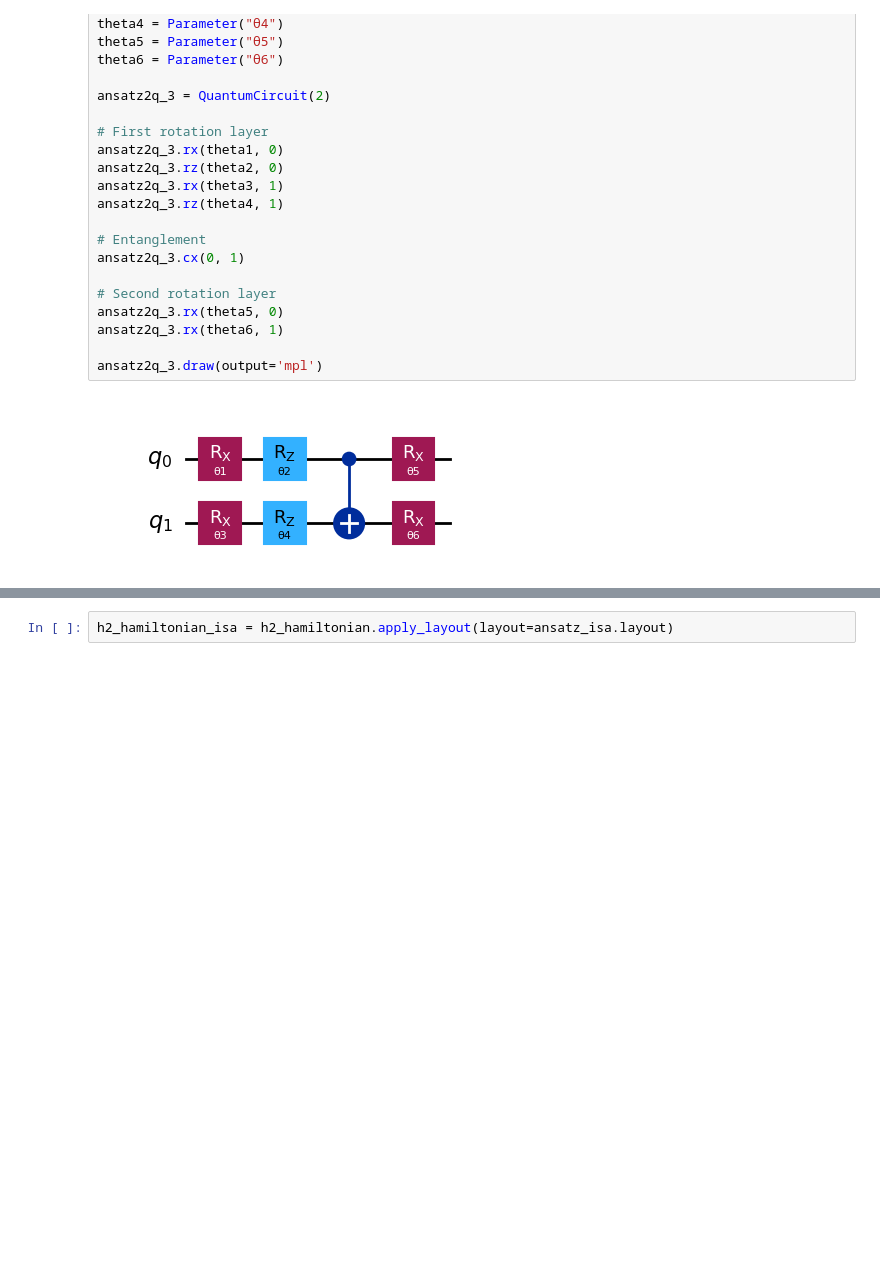
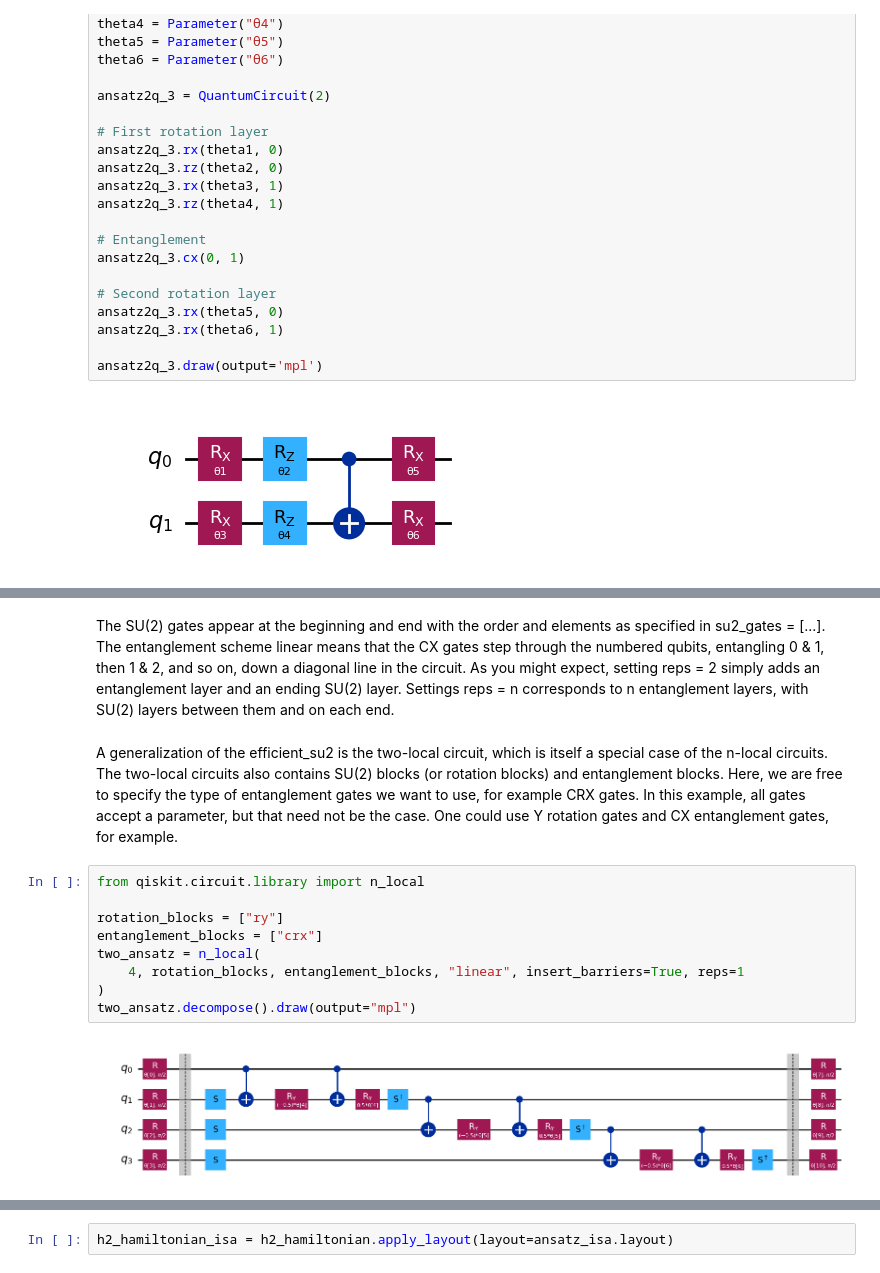
Before and after one commit to JoeyRogers-svg/Qiskit-fundamentals-course, a Jupyter notebook: 5-VQE-Hydrogen.ipynb, the cells around one changed output, grey strips where cells are left out. Saved outputs shown, nothing was run; the diff lists cells and outputs as text; blank space fills up the shorter version.

```diff
--- a/5-VQE-Hydrogen.ipynb
+++ b/5-VQE-Hydrogen.ipynb
@@ -369,0 +397,15 @@ ansatz_su4.draw(output='mpl')
+# %% [markdown]
+The SU(2) gates appear at the beginning and end with the order and elements as specified in su2_gates = [...]. The entanglement scheme linear means that the CX gates step through the numbered qubits, entangling 0 & 1, then 1 & 2, and so on, down a diagonal line in the circuit. As you might expect, setting reps = 2 simply adds an entanglement layer and an ending SU(2) layer. Settings reps = n corresponds to n entanglement layers, with SU(2) layers between them and on each end.
+# %% [markdown]
+A generalization of the efficient_su2 is the two-local circuit, which is itself a special case of the n-local circuits. The two-local circuits also contains SU(2) blocks (or rotation blocks) and entanglement blocks. Here, we are free to specify the type of entanglement gates we want to use, for example CRX gates. In this example, all gates accept a parameter, but that need not be the case. One could use Y rotation gates and CX entanglement gates, for example.
+# %%
+from qiskit.circuit.library import n_local
+
+rotation_blocks = ["ry"]
+entanglement_blocks = ["crx"]
+two_ansatz = n_local(
+    4, rotation_blocks, entanglement_blocks, "linear", insert_barriers=True, reps=1
+)
+two_ansatz.decompose().draw(output="mpl")
+# %% [output]
+[figure, added]
```
Also changed, not shown: parts of 31 cells of this notebook.
